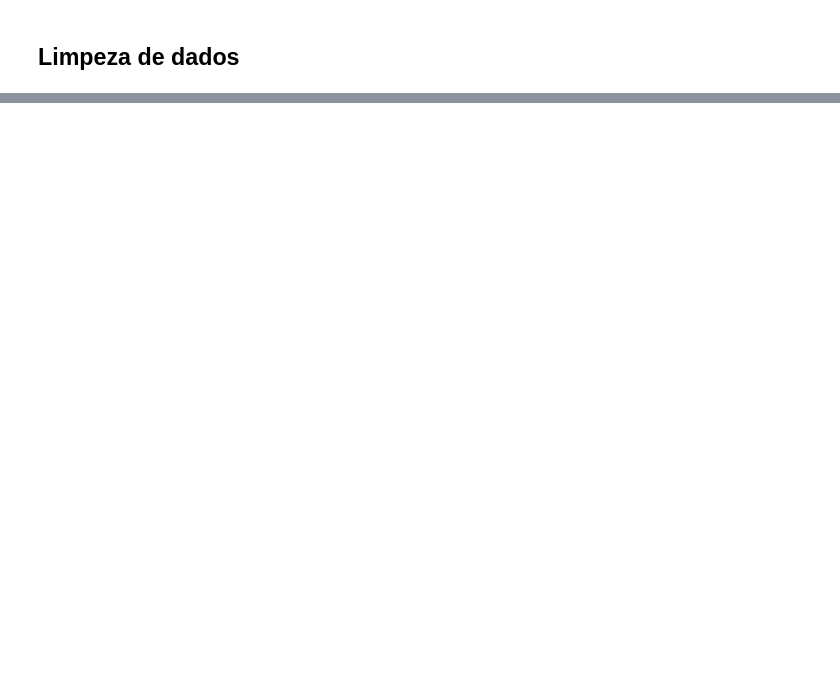
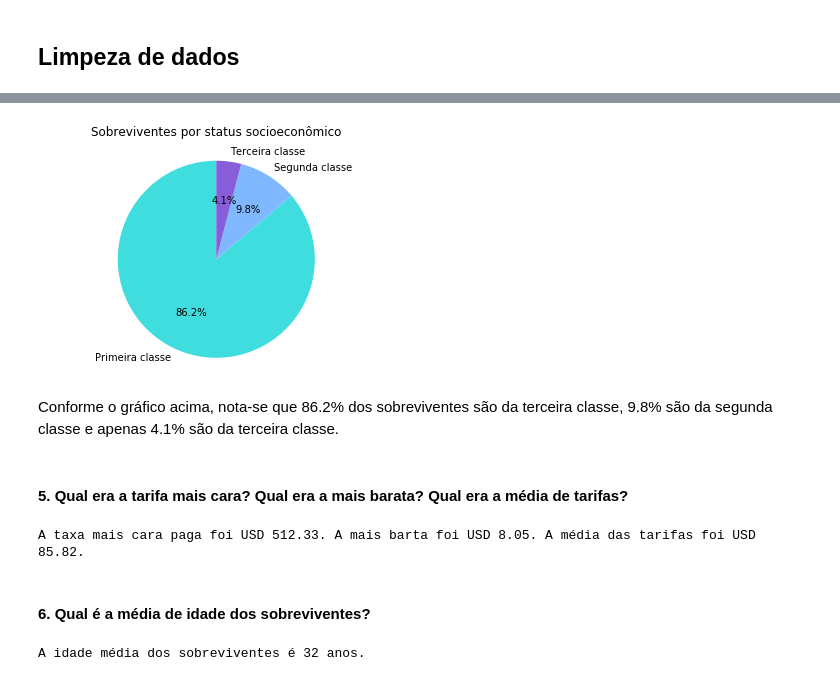
Before and after one commit to calaca/ndfdsi-investigate-a-dataset, a Jupyter notebook: investigate_a_dataset_titanic.ipynb, the cells around one changed output, grey strips where cells are left out. Saved outputs shown, nothing was run; the diff lists cells and outputs as text; code cells hidden in the pictures; blank space fills up the shorter version.

```diff
--- a/investigate_a_dataset_titanic.ipynb
+++ b/investigate_a_dataset_titanic.ipynb
@@ -347,0 +338,27 @@ Nota-se que houveram mais sobreviventes do que mortos neste acidente. Dos sobrev
+# %%
+num_survivors_class = np.array([num_first_survivors, num_second_survivors, num_third_survivors])
+labels = ['Primeira classe', 'Segunda classe', 'Terceira classe']
+create_chart('pie', num_survivors_class, labels, ['#40DDDE', '#7FB8FF', '#875DD9'], 'Sobreviventes por status socioeconômico', '', '')
+# %% [output]
+[figure, added]
+# %% [markdown]
+Conforme o gráfico acima, nota-se que 86.2% dos sobreviventes são da terceira classe, 9.8% são da segunda classe e apenas 4.1% são da terceira classe.
+# %% [markdown]
+#### 5. Qual era a tarifa mais cara? Qual era a mais barata? Qual era a média de tarifas?
+# %%
+num_fare_survived = df_survived['fare']
+max_fare_survived = round(num_fare_survived.max(), 2)
+min_fare_survived = round(num_fare_survived.min(), 2)
+mean_fare_survived = round(num_fare_survived.values.mean(), 2)
+print('A taxa mais cara paga foi USD {}. A mais barta foi USD {}. A média das tarifas foi USD {}.'.format(max_fare_survived, min_fare_survived, mean_fare_survived))
+# %% [output]
+A taxa mais cara paga foi USD 512.33. A mais barta foi USD 8.05. A média das tarifas foi USD 85.82.
+# %% [markdown]
+#### 6. Qual é a média de idade dos sobreviventes?
+# %%
+df_survived = df[(df['survived']=='yes')]
+num_age_survived = df_survived['age']
+mean_survivor_age = num_age_survived.values.mean()
+print('A idade média dos sobreviventes é {} anos.'.format(int(mean_survivor_age)))
+# %% [output]
+A idade média dos sobreviventes é 32 anos.
```
Also changed, not shown: parts of 104 cells of this notebook, 1 other file.
